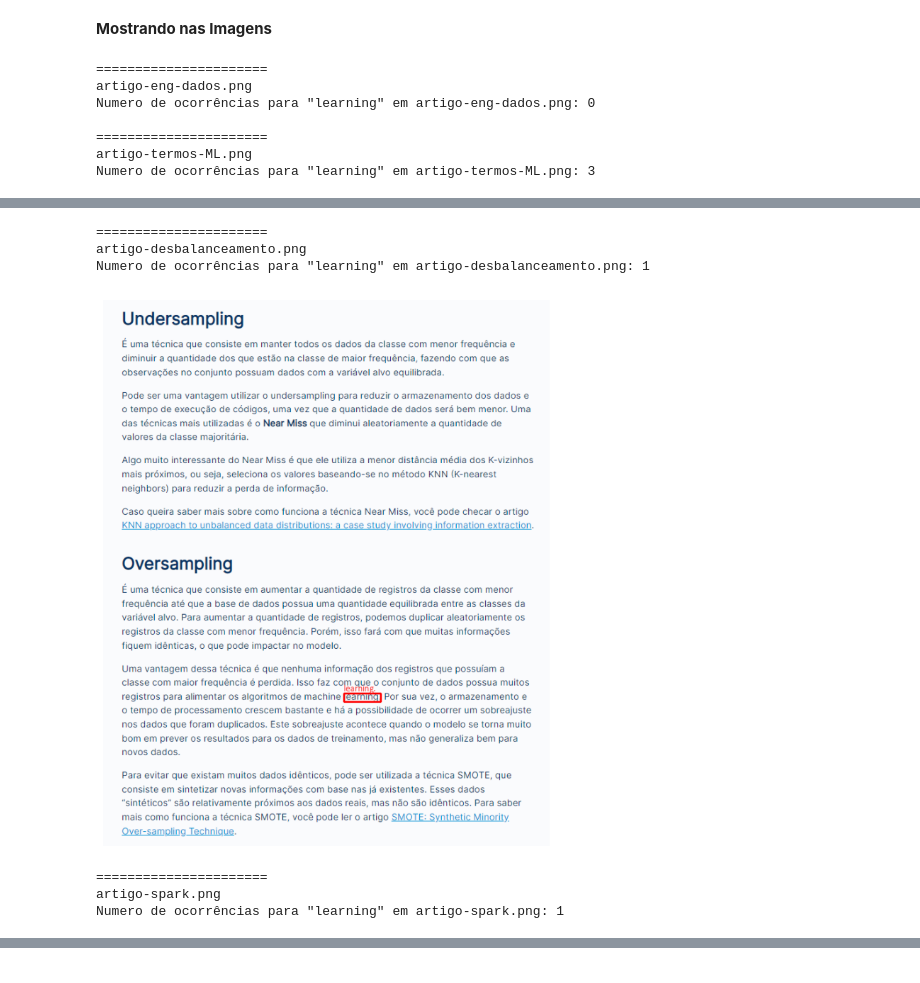
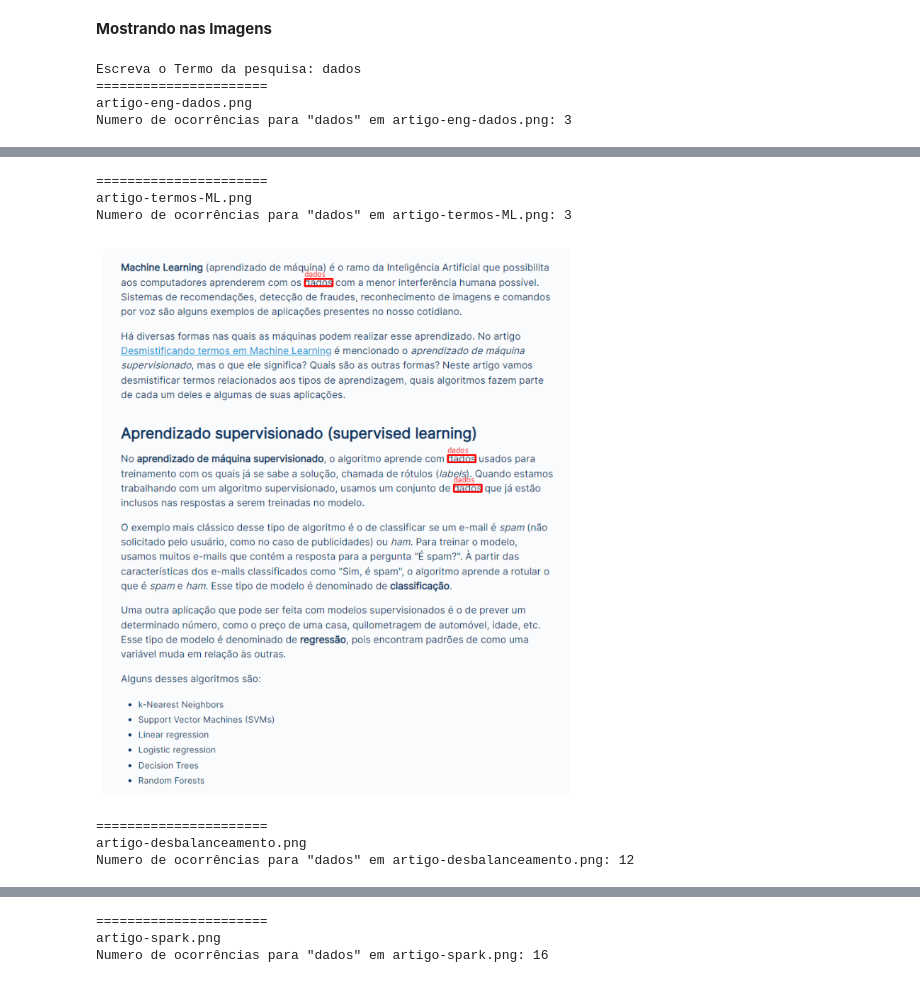
Before and after one commit to edgarreis/text-recognize, a Jupyter notebook: projeto_final_OCR.ipynb, the cells around one changed output, grey strips where cells are left out. Saved outputs shown, nothing was run; the diff lists cells and outputs as text; code cells hidden in the pictures.

Commit message:
inserindo input para pesquisa

```diff
--- a/projeto_final_OCR.ipynb
+++ b/projeto_final_OCR.ipynb
@@ -219,8 +219,8 @@ Numero de ocorrências para o termo: ambiente: 0
 os.makedirs('/content/drive/MyDrive/Colab Notebooks/images_project', exist_ok=True)
 
 # Termo da Pesquisa
-termo_pesquisa = 'learning'   #'ambiente'     #'learning'
-
+#termo_pesquisa = 'learning'   #'ambiente'     #'learning'
+termo_pesquisa = input('Escreva o Termo da pesquisa: ')
 # Configuração do Tesseract
 config_tesseract = '--tessdata-dir tessdata'
 min_conf = 30
@@ -253,10 +253,7 @@ for imagem in caminho:  # percorre as imagens no caminho
     # Salva
     cv2.imwrite(nova_imagem, img)
 # %% [output]
+Escreva o Termo da pesquisa: dados
 ======================
 artigo-eng-dados.png
-Numero de ocorrências para "learning" em artigo-eng-dados.png: 0
-
-======================
-artigo-termos-ML.png
-Numero de ocorrências para "learning" em artigo-termos-ML.png: 3
+Numero de ocorrências para "dados" em artigo-eng-dados.png: 3
@@ -264,7 +261,7 @@ Numero de ocorrências para "learning" em artigo-termos-ML.png: 3
 ======================
-artigo-desbalanceamento.png
-Numero de ocorrências para "learning" em artigo-desbalanceamento.png: 1
+artigo-termos-ML.png
+Numero de ocorrências para "dados" em artigo-termos-ML.png: 3
-[figure, old version]
+[figure, new version]
 ======================
-artigo-spark.png
-Numero de ocorrências para "learning" em artigo-spark.png: 1
+artigo-desbalanceamento.png
+Numero de ocorrências para "dados" em artigo-desbalanceamento.png: 12
@@ -271,0 +269,3 @@ Numero de ocorrências para "learning" em artigo-spark.png: 1
+======================
+artigo-spark.png
+Numero de ocorrências para "dados" em artigo-spark.png: 16
```
Also changed, not shown: parts of 1 cell of this notebook.
